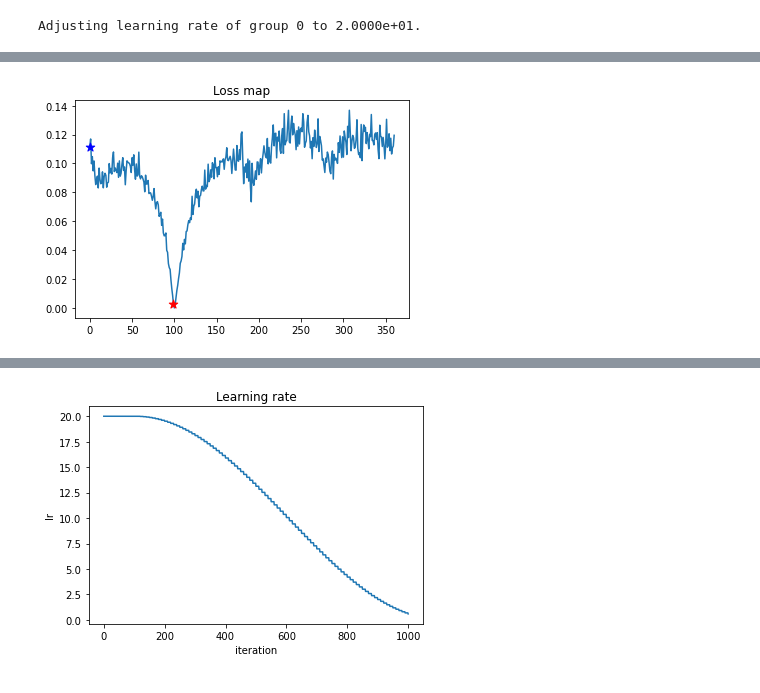
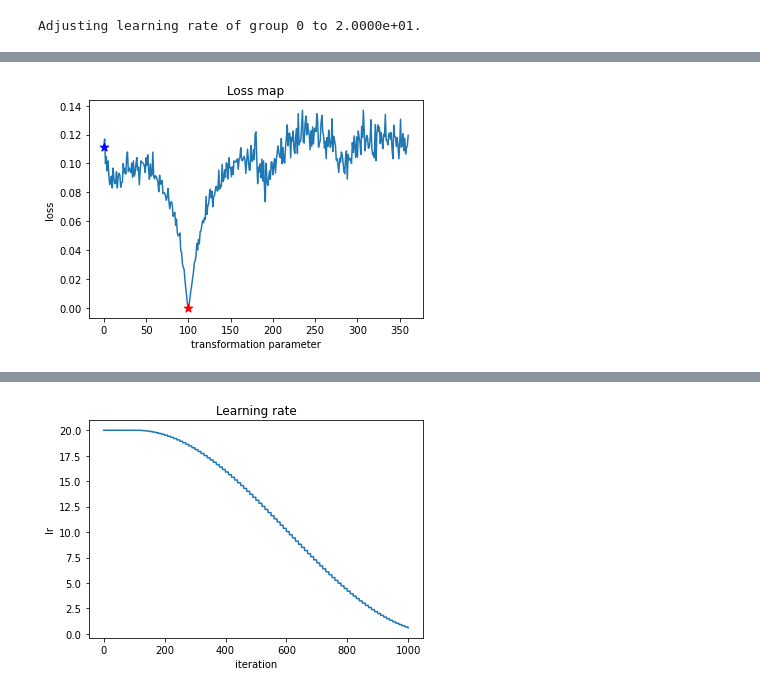
Before and after one commit to TomBekor/AugmentationsLearning, a Jupyter notebook: nb.ipynb, the cells around one changed output, grey strips where cells are left out. Saved outputs shown, nothing was run; the diff lists cells and outputs as text; code cells hidden in the pictures.

```diff
--- a/nb.ipynb
+++ b/nb.ipynb
@@ -193,16 +193,18 @@ os.makedirs(f'{run_figures_dir}/results', exist_ok=True)
 # %%
 loss_map = create_loss_map(AugmentationNetwork, np.linspace(0,360,361),
                            dataloader, criterion,
                            save=run_name)
 final_param = int(model.trans_param.item() % 360)
 statring_point = int(init_rotation_deg)
 plt.plot(loss_map, zorder=0)
 plt.scatter([statring_point], y=[loss_map[statring_point]], marker='*', c='b', s=80, zorder=1)
 plt.scatter([final_param], y=[loss_map[final_param]], marker='*', c='r', s=80, zorder=1)
 plt.title('Loss map')
+plt.xlabel('transformation parameter')
+plt.ylabel('loss')
 plt.savefig(f'{run_figures_dir}/results/loss_map.png')
 # %% [output]
-[figure, old version]
+[figure, new version]
 # %%
 plt.plot(losses)
 plt.title('Training loss')
```
Also changed, not shown: parts of 2 cells of this notebook.
